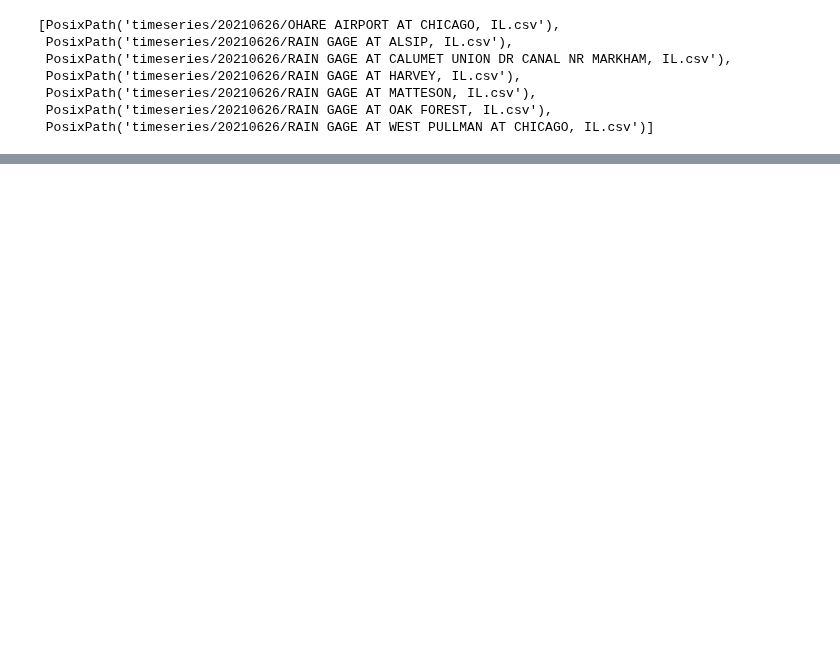
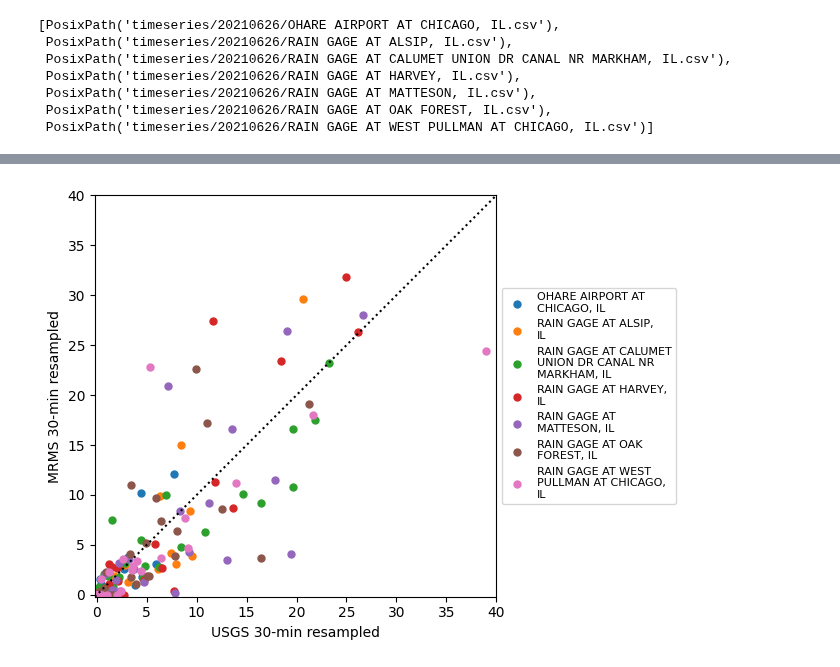
Before and after one commit to edsaac/emaremes, a Jupyter notebook: extract_timeseries/radar_usgs_compare.ipynb, the cells around one changed output, grey strips where cells are left out. Cells and saved outputs as stored; diff of their text form; code cells hidden in the pictures; blank space fills up the shorter version.

```diff
--- a/extract_timeseries/radar_usgs_compare.ipynb
+++ b/extract_timeseries/radar_usgs_compare.ipynb
@@ -265,0 +257,36 @@ for radar_pfile in radar_pfiles:
+# %%
+from textwrap import wrap
+
+fig, ax = plt.subplots()
+
+for radar_pfile in radar_pfiles:
+    station_name = radar_pfile.stem
+    station_id = site_info.set_index("station_nm").loc[station_name]["site_no"]
+
+    usgs_rain = df.xs(station_id).loc[start:end, "00045"]
+    tdelta_usgs = np.diff(usgs_rain.index)[0]
+    usgs_rain_mmhr = usgs_rain * 25.4 / (tdelta_usgs / pd.Timedelta("1h"))  # from in to mm/hr
+    usgs_downsample = usgs_rain_mmhr.resample("1min").interpolate("linear")
+    usgs_resample = usgs_downsample.resample(pd.Timedelta("30min")).mean()
+
+    radar_rain = pd.read_csv(radar_pfile, index_col=0)
+    radar_rain.index = pd.to_datetime(radar_rain.index, utc=True)
+    radar_downsample = radar_rain.resample("1min").interpolate("linear")
+    radar_resample = radar_downsample.resample(pd.Timedelta("30min")).mean()
+
+    merged = pd.concat([radar_resample, usgs_resample], axis=1)
+    ax.scatter(
+        merged["value"], merged["00045"], marker=".", s=100, label="\n".join(wrap(station_name, 20))
+    )
+
+ax.set_xlabel("USGS 30-min resampled")
+ax.set_ylabel("MRMS 30-min resampled")
+ax.axline((0, 0), slope=1, ls="dotted", c="k")
+ax.set_aspect("equal")
+ax.set_xlim(-0.2, 40)
+ax.set_ylim(-0.2, 40)
+ax.legend(loc="center left", bbox_to_anchor=(1.0, 0.5), prop={"size": 8})
+fig.tight_layout()
+plt.show()
+# %% [output]
+[figure, added]
```
Also changed, not shown: parts of 6 cells of this notebook, 1 other file.
